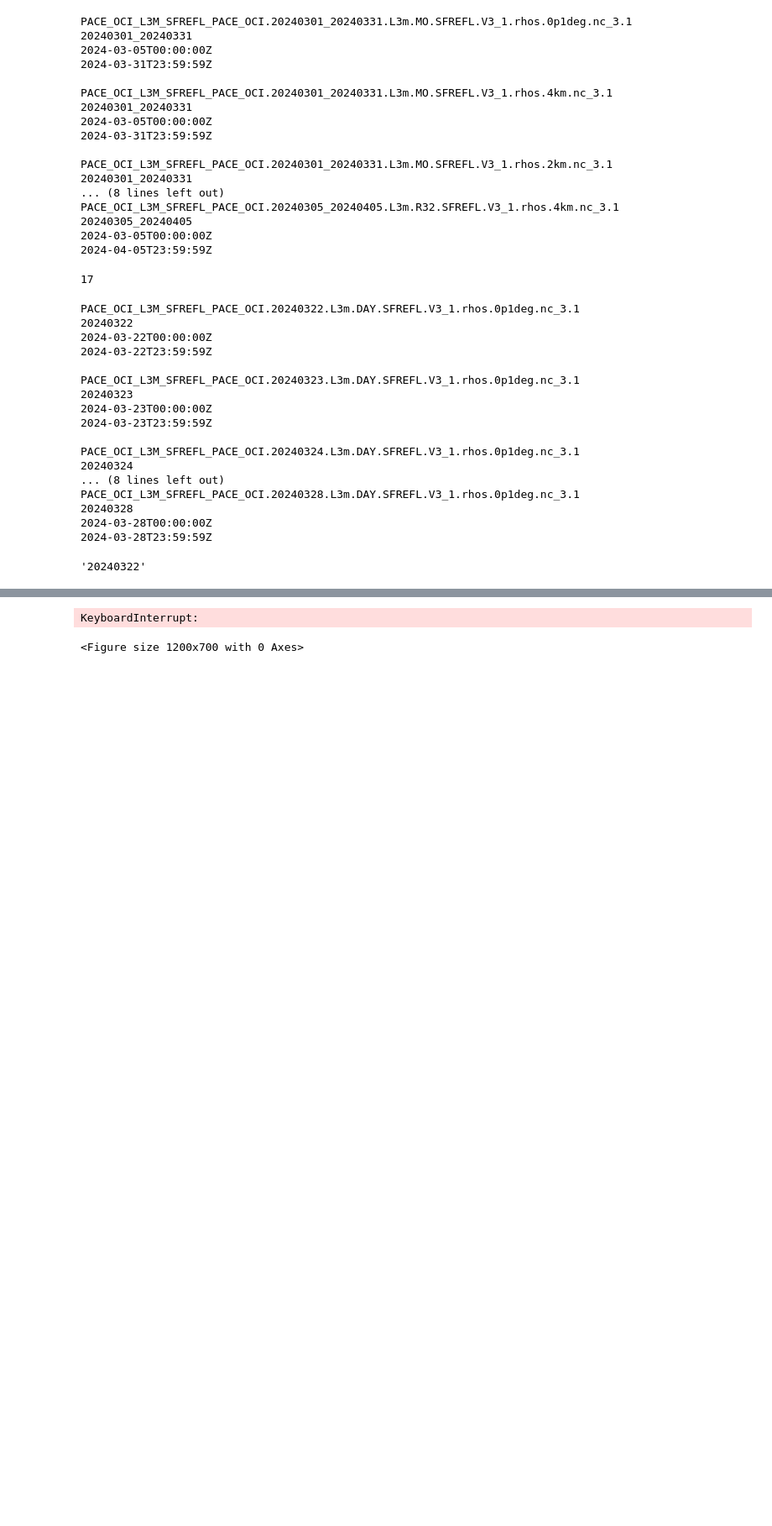
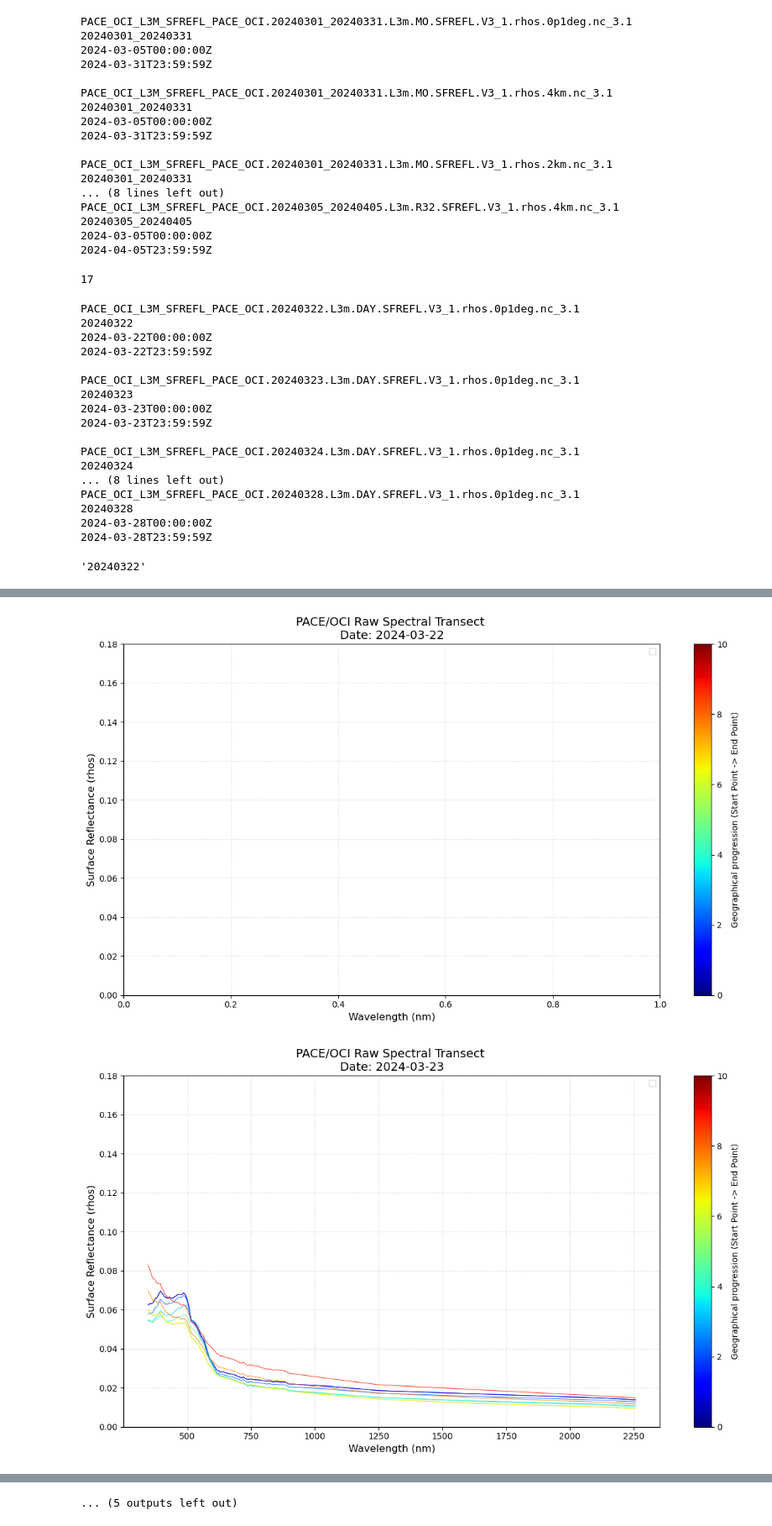
Before and after one commit to fish-pace/2026-proj-oil-spills, a Jupyter notebook: contributor_folders/santiago/data_acquisition.ipynb, the cells around one changed output, grey strips where cells are left out. Shown at 84% size. Saved outputs shown, nothing was run; the diff lists cells and outputs as text; code cells hidden in the pictures; blank space fills up the shorter version.

```diff
--- a/contributor_folders/santiago/data_acquisition.ipynb
+++ b/contributor_folders/santiago/data_acquisition.ipynb
@@ -201,37 +206,39 @@ for t_idx in range(len(transect_raw.time)):
     timestamp = np.datetime_as_string(current_step.time.values, unit='D')
 
     # Define color palette based on space progression
-    colors = plt.cm.plasma(np.linspace(0, 1, n_samples))
+    colors = plt.cm.jet(np.linspace(0, 1, n_samples))
 
     for p_idx in range(n_samples):
         # Extracting the raw spectral vector for one pixel
         pixel_spectrum = current_step.isel(transect_idx=p_idx)
 
         # Plotting the raw data (only if not NaN)
         if not np.all(np.isnan(pixel_spectrum)):
             plt.plot(wave_axis, pixel_spectrum, color=colors[p_idx], alpha=0.8, lw=0.8)
 
     # Statistical reference (Mean of the sampled pixels)
     #plt.plot(wave_axis, current_step.mean(dim='transect_idx'),
     #         color='black', lw=2.5, label='Spatial Average (Raw Pixels)')
 
     # Chart formatting
     plt.title(f"PACE/OCI Raw Spectral Transect \nDate: {timestamp}", fontsize=14)
     plt.xlabel("Wavelength (nm)", fontsize=12)
     plt.ylabel("Surface Reflectance (rhos)", fontsize=12)
 
     # Setting limits based on metadata
     plt.ylim(0, 0.18) # Focused on ocean reflectance typical ranges
     #plt.xlim(340, 900) #
 
     plt.grid(True, which='both', ls=':', alpha=0.6)
     plt.legend()
 
     # Colorbar to indicate geographical direction
-    sm = plt.cm.ScalarMappable(cmap='plasma', norm=plt.Normalize(vmin=0, vmax=n_samples))
+    sm = plt.cm.ScalarMappable(cmap='jet', norm=plt.Normalize(vmin=0, vmax=n_samples))
     cbar = plt.colorbar(sm, ax=plt.gca())
     cbar.set_label('Geographical progression (Start Point -> End Point)')
 
     plt.tight_layout()
     plt.show()
 # %% [output]
+[figure, added]
+[figure, added]
@@ -238,5 +255,4 @@ for t_idx in range(len(transect_raw.time)):
-KeyboardInterrupt:
+... (5 outputs left out)
-<Figure size 1200x700 with 0 Axes>
 # %%
 import matplotlib.pyplot as plt
 import cartopy.crs as ccrs
```
Also changed, not shown: parts of 13 cells of this notebook, 1 other file.
